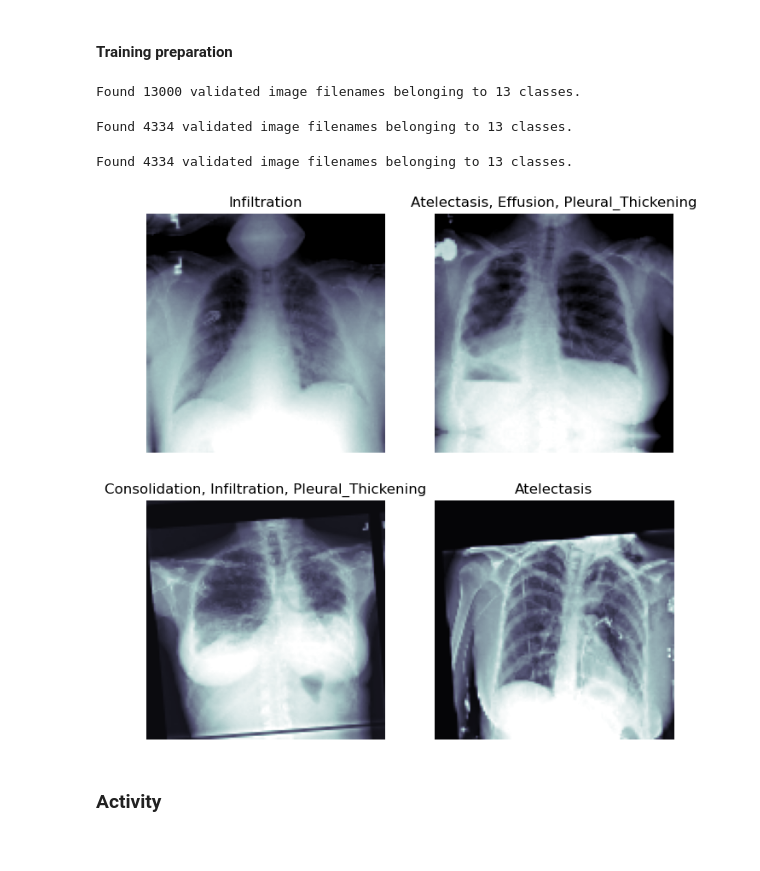
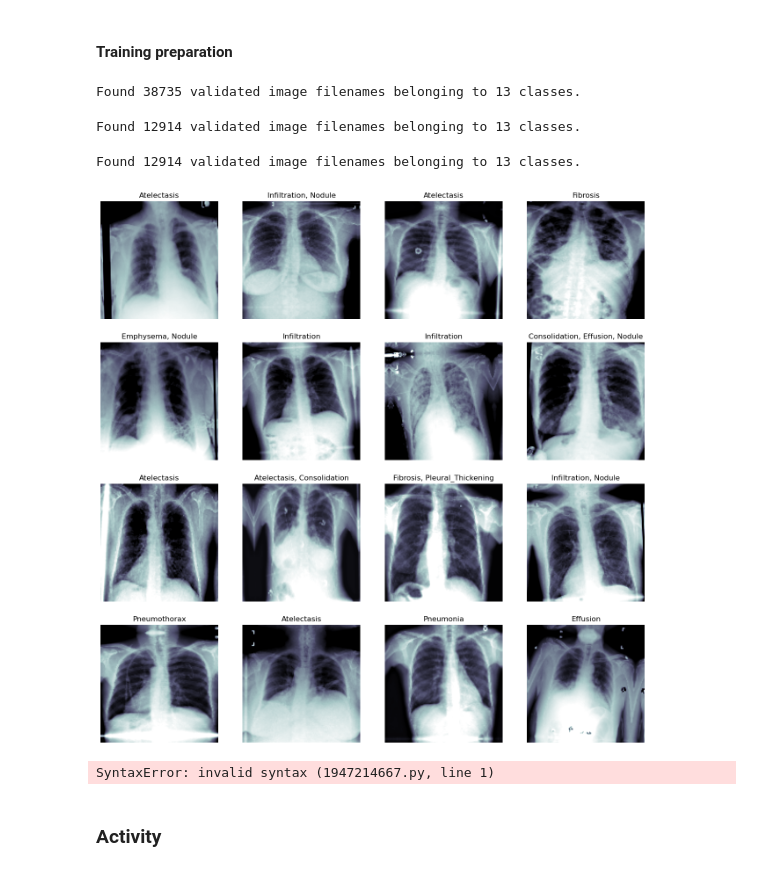
Before and after one commit to tmaiecnj/CPE-313, a Jupyter notebook: Prelim Skills Exam.ipynb, the cells around one changed output. Saved outputs shown, nothing was run; the diff lists cells and outputs as text; code cells hidden in the pictures.

```diff
--- a/Prelim Skills Exam.ipynb
+++ b/Prelim Skills Exam.ipynb
@@ -178,7 +178,7 @@ sample_weights = xray_df['Finding Labels'].map(lambda x: len(x.split('|')) if le
 sample_weights /= sample_weights.sum()
 
 xray_df = xray_df.sample(xray_df.shape[0], weights=sample_weights)
-xray_df = xray_df.sample(40000, weights=sample_weights)
+xray_df = xray_df.sample(112120, weights=sample_weights)
 # %%
 xray_df['disease_vec'] = xray_df.apply(lambda x: [x[all_labels].values], 1).map(lambda x: x[0])
 # %%
@@ -246,7 +244,7 @@ train_generator = core_idg.flow_from_dataframe(dataframe=train_df,
                                                batch_size = 32
                                               )
 # %% [output]
-Found 13000 validated image filenames belonging to 13 classes.
+Found 38735 validated image filenames belonging to 13 classes.
 # %%
 ##
 
@@ -260,7 +258,7 @@ validation_generator = core_idg.flow_from_dataframe(valid_df,
                                                     batch_size=128,
                                                    )
 # %% [output]
-Found 4334 validated image filenames belonging to 13 classes.
+Found 12914 validated image filenames belonging to 13 classes.
 # %%
 ##
 
@@ -274,21 +272,25 @@ X_test, y_test = next(core_idg.flow_from_dataframe(dataframe=valid_df,
                                                    target_size = IMG_SIZE,
                                                    batch_size = 512))
 # %% [output]
-Found 4334 validated image filenames belonging to 13 classes.
+Found 12914 validated image filenames belonging to 13 classes.
 # %%
 ##
 
 t_x, t_y = next(train_generator)
 
-fig, m_axs = plt.subplots(2, 2, figsize = (8, 8))
+fig, m_axs = plt.subplots(4, 4, figsize = (16, 16))
 
 for (c_x, c_y, c_ax) in zip(t_x, t_y, m_axs.flatten()):
     c_ax.imshow(c_x[:,:,0], cmap = 'bone', vmin = -1.5, vmax = 1.5)
     c_ax.set_title(', '.join([n_class for n_class, n_score in zip(all_labels, c_y)
                              if n_score>0.5]))
     c_ax.axis('off')
 # %% [output]
-[figure, old version]
+[figure, new version]
+# %%
+---
+# %% [output]
+SyntaxError: invalid syntax (1947214667.py, line 1)
 # %% [markdown]
 ### Activity
 # %% [markdown]
```
Also changed, not shown: parts of 31 cells of this notebook.
